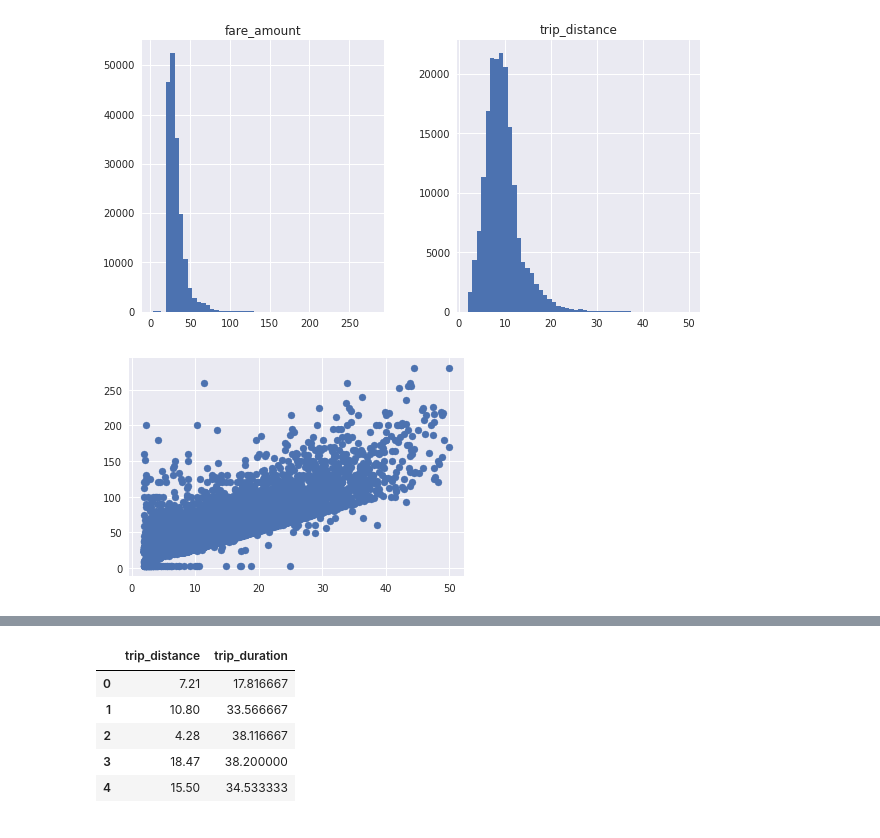
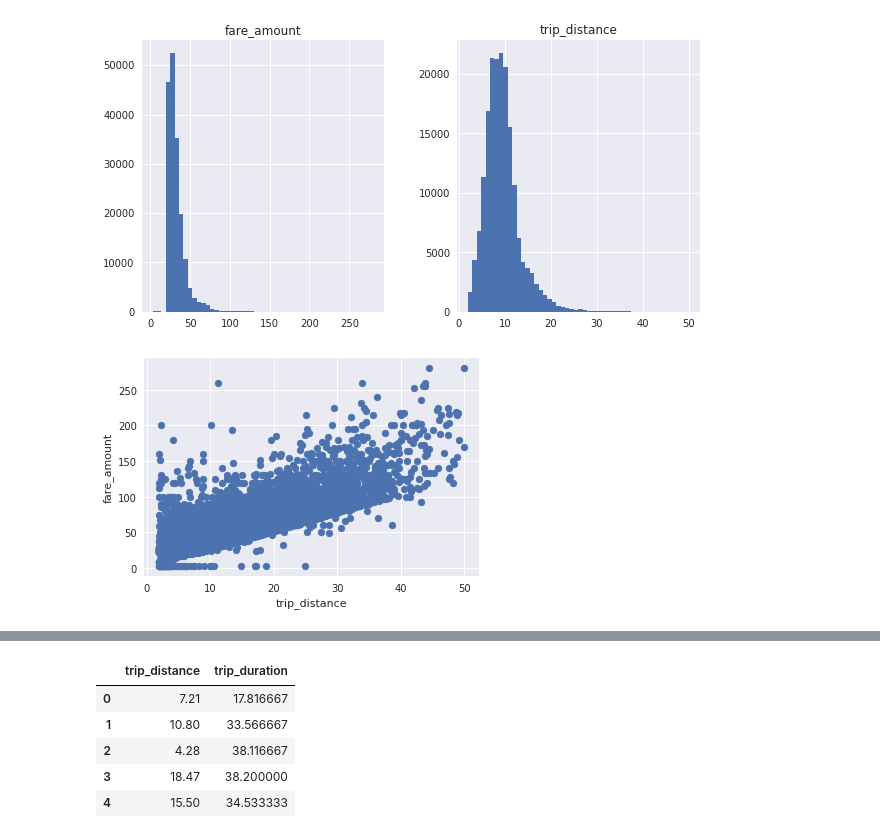
Before and after one commit to stephenleo/nyc-taxi, a Jupyter notebook: 02_Fare Prediction.ipynb, the cells around one changed output, grey strips where cells are left out. Cells and saved outputs as stored; diff of their text form; code cells hidden in the pictures.

```diff
--- a/Fare Prediction.ipynb
+++ b/02_Fare Prediction.ipynb
@@ -40,8 +45,11 @@ df_filtered = df[(df['trip_distance'] >= 2) & (df['trip_distance'] <= 50) & (df[
 df_filtered[['trip_distance','fare_amount']].hist(figsize = (10,5), bins=50);
 # %% [output]
 [figure]
-# %%
-plt.scatter(df_filtered['trip_distance'], df_filtered['fare_amount']);
-# %% [output]
-[figure, removed]
+# %%
+# Check the correlation between trip_distance and fare_amount to see if outliers are removed
+plt.scatter(df_filtered['trip_distance'], df_filtered['fare_amount'])
+plt.xlabel('trip_distance')
+plt.ylabel('fare_amount');
+# %% [output]
+[figure, added]
 # %%
```
Also changed, not shown: parts of 30 cells of this notebook, 1 other file.
